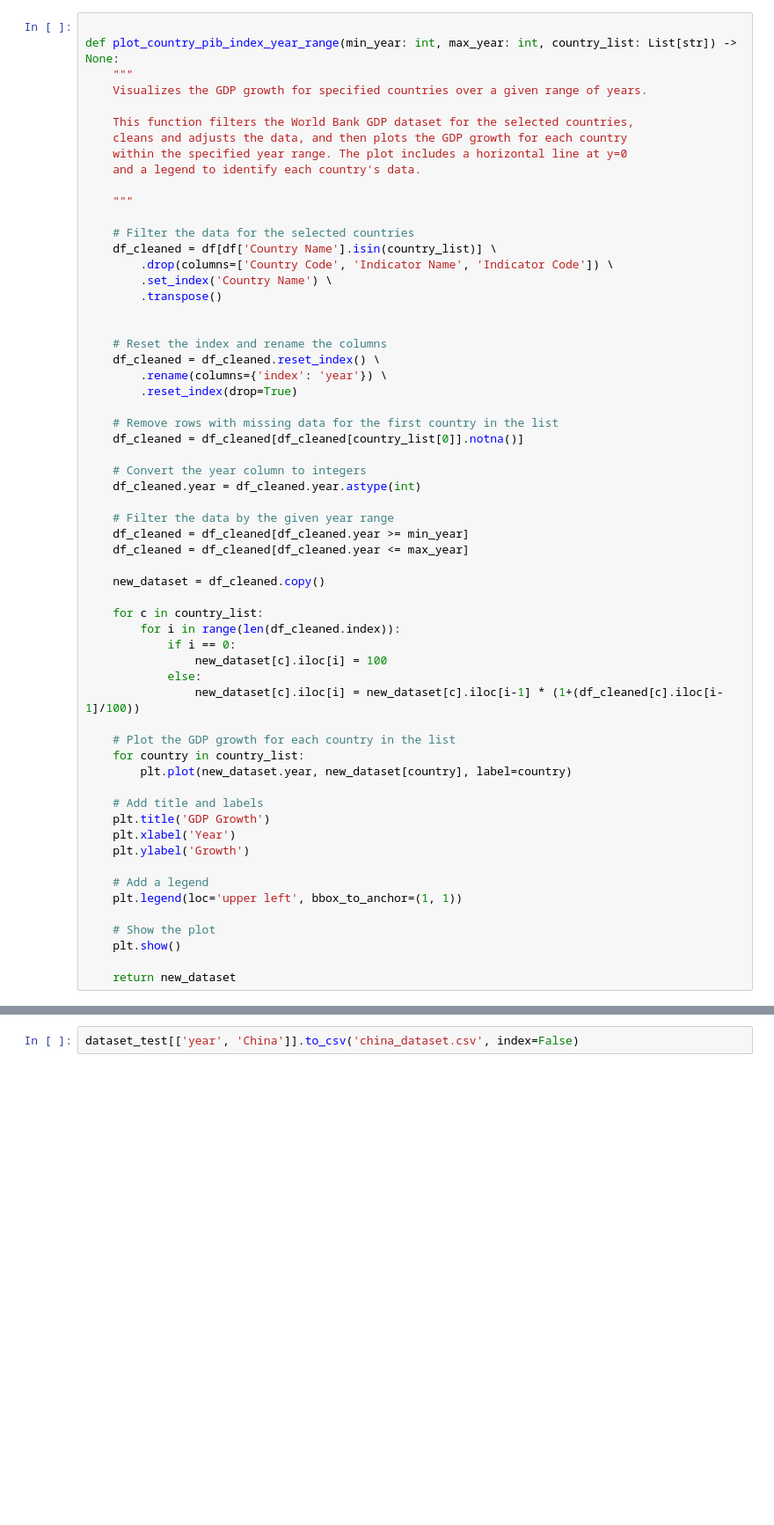
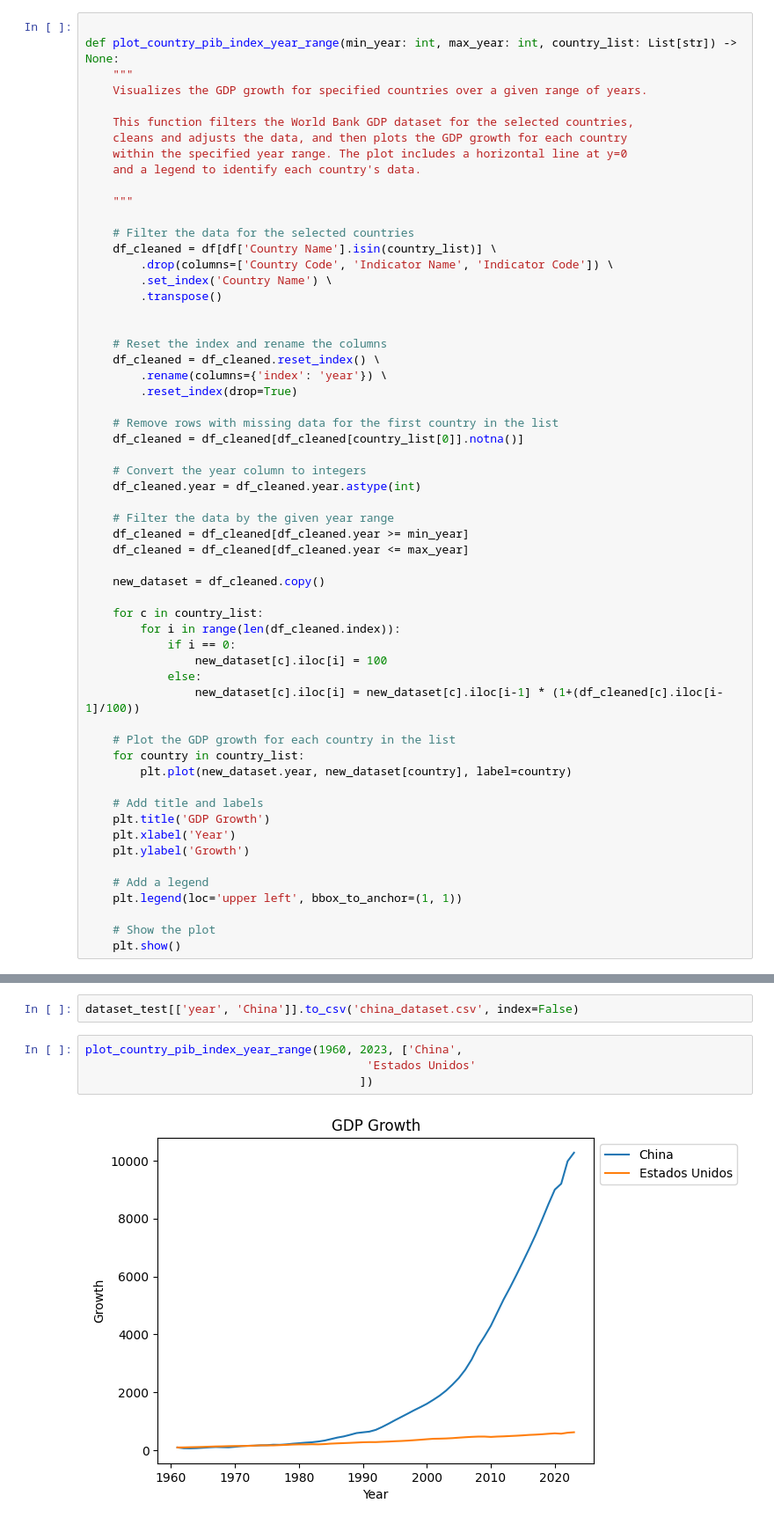
Before and after one commit to nicodigos/gdp-growth-chart, a Jupyter notebook: GDPGrowth.ipynb, the cells around one changed output, grey strips where cells are left out. Shown: that part at 88% size. Saved outputs shown, nothing was run; the diff lists cells and outputs as text; blank space fills up the shorter version.

```diff
--- a/GDPGrowth.ipynb
+++ b/GDPGrowth.ipynb
@@ -196,8 +206,6 @@ def plot_country_pib_index_year_range(min_year: int, max_year: int, country_list
 
     # Show the plot
     plt.show()
-
-    return new_dataset
 # %%
 plot_country_pib_index_year_range(2000, 2023, ['Sierra Leona',
                                          'Colombia'
@@ -223,3 +231,9 @@ dataset_test = plot_country_pib_index_year_range(1960, 2023, ['Colombia',
 [figure]
 # %%
 dataset_test[['year', 'China']].to_csv('china_dataset.csv', index=False)
+# %%
+plot_country_pib_index_year_range(1960, 2023, ['China',
+                                         'Estados Unidos'
+                                        ])
+# %% [output]
+[figure, added]
```
Also changed, not shown: parts of 5 cells of this notebook, 1 other file.
